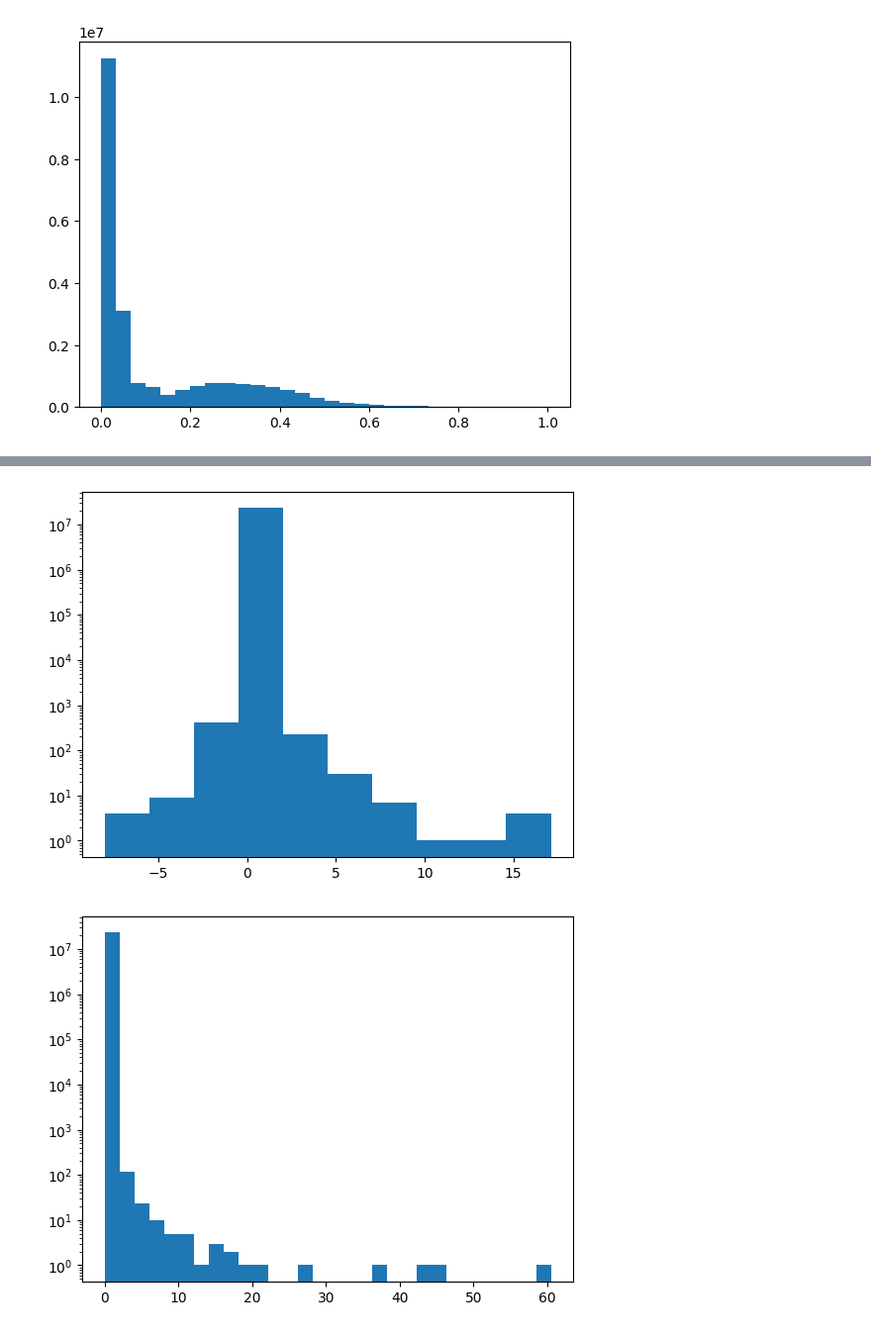
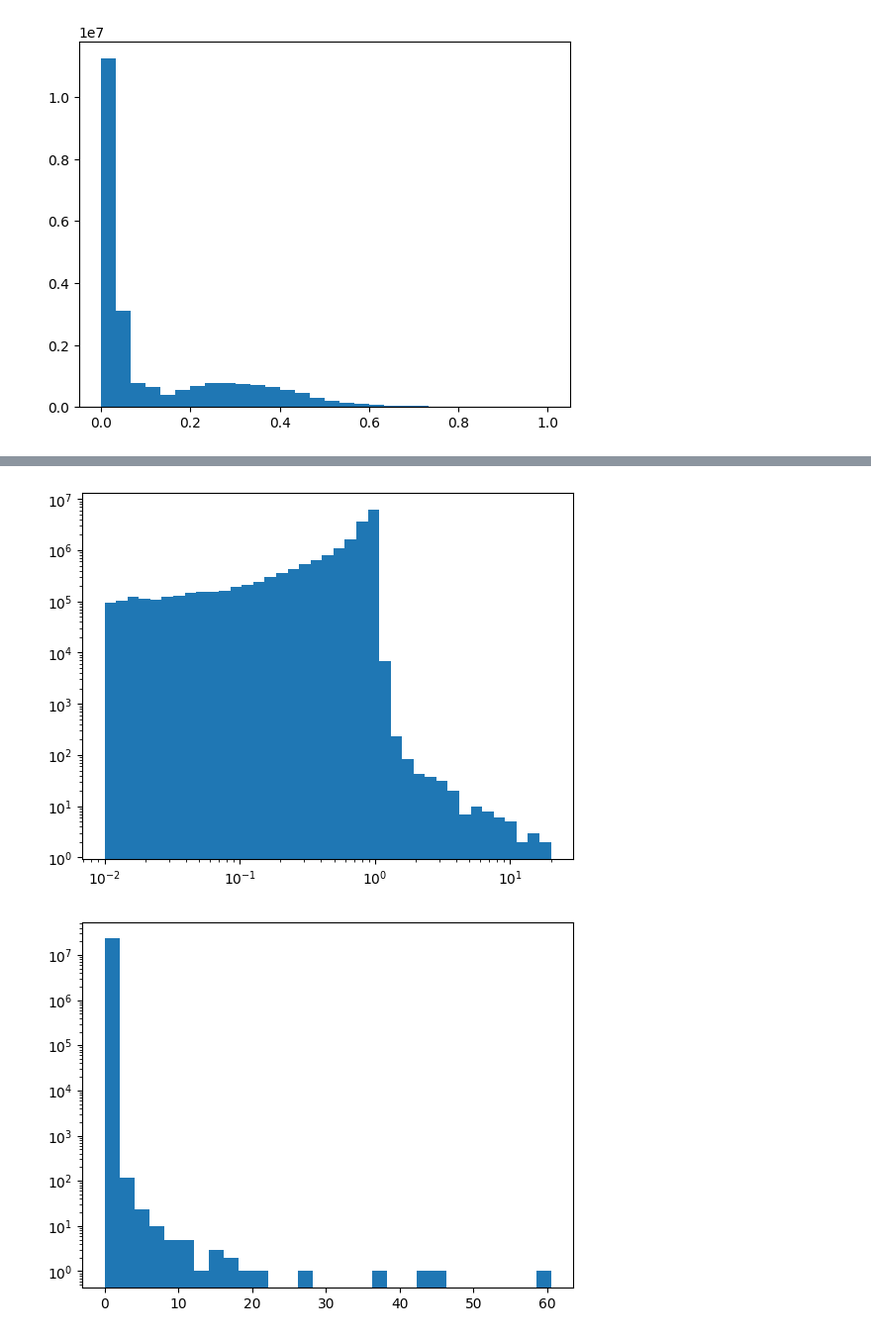
Before and after one commit to peterukk/ClimSim, a Jupyter notebook: rnn/save_wrapper_mem_prevtend_ftorch_test.ipynb, the cells around one changed output, grey strips where cells are left out. Shown at 99% size. Saved outputs shown, nothing was run; the diff lists cells and outputs as text; code cells hidden in the pictures.

```diff
--- a/rnn/save_wrapper_mem_prevtend_ftorch_test.ipynb
+++ b/rnn/save_wrapper_mem_prevtend_ftorch_test.ipynb
@@ -241,6 +241,16 @@ model_path_script = "saved_models/LSTM-Hidden_lr0.0007.neur144-144_xv4_mp-2_num2
 model_path_script = "saved_models/LSTM-Hidden_lr0.0007.neur144-144_xv4_mp-2_num28198_ep16_script_cpu.pt"
 model_path_script = "saved_models/LSTM-Hidden_lr0.0007.neur160-160_xv4_mp-2_num77909_ep16_script_cpu.pt"
 model_path_script = "saved_models/LSTM-Hidden_lr0.0007.neur128-128_xv4_mp-2_num81319_script_cpu.pt"
+model_path_script = "saved_models/LSTM-Hidden_lr0.0007.neur160-160_xv4_mp-2_num90115_script_cpu.pt"
+model_path_script = "saved_models/GRU-Hidden_lr0.0007.neur144-144_xv4_mp-1_num75470_script_cpu.pt"
+model_path_script = "saved_models/GRU-Hidden_lr0.0007.neur144-144_xv4_mp-1_num13011_script_cpu.pt"
+
+#model_path_script = "saved_models/physrad-Hidden_lr0.0007.neur144-144_xv4_mp0_num24111_script_cpu.pt"
+# posflux LSTM
+#model_path_script = "saved_models/LSTM-Hidden_lr0.0007.neur144-144_xv4_mp0_num28661_script_cpu.pt"
+
+model_path_script = "saved_models/GRU-Hidden_lr0.0007.neur144-144_xv4_mp-1_num83574_script_cpu.pt"
+model_path_script = "saved_models/GRU-Hidden_lr0.0007.neur144-144_xv4_mp-1_num50329_script_cpu.pt"
 # %%
 return_det = False # only valid for perturbation models
 # %%
@@ -998,6 +1061,10 @@ hyam_np = np.reshape(hyam_np,(1,nlev))
 hybm_np = np.reshape(hybm_np,(1,nlev))
 sp = x_sfc_np[:,:,0].reshape((-1,1))
 
+#sp = sp.reshape((sp.shape[0],sp.shape[1],1))
+
+pres =   hyam_np*100000.0 + sp*hybm_np
+
 prec_true = y_sfc_np[:,:,3].reshape((-1,1))  * 1000.0 # density of water. m s-1 * 1000 kg m-3 = kg m-2 s-1
 prec_pred = outs_sfc[0,:,:,3].reshape((-1,1))  * 1000.0 # density of water. m s-1 * 1000 kg m-3 = kg m-2 s-1
 #sp = sp.reshape((sp.shape[0],sp.shape[1],1))
@@ -1051,3 +1127,0 @@ print(np.corrcoef(rh_before_max, prec_pred.flatten()))
-# %%
-pres = hyam*100000.0 + sp*hybm
-print(pres.max())
@@ -1172,0 +1245,7 @@ print(rh_new_true.mean(), rh_new_pred.mean())
+# %%
+MIN, MAX = .01, 20.0
+nbins = 40
+data = rh_new_pred.flatten()
+plt.hist(data, bins = 10 ** np.linspace(np.log10(MIN), np.log10(MAX), nbins))
+plt.gca().set_xscale("log")
+plt.gca().set_yscale("log")
@@ -1173,9 +1254,10 @@ print(rh_new_true.mean(), rh_new_pred.mean())
 # %%
-fig, ax1 = plt.subplots()
-ax1.hist(rh_new_pred.flatten())
-ax1.set_yscale('log')
+data = rh_new_true.flatten()
+plt.hist(data, bins = 10 ** np.linspace(np.log10(MIN), np.log10(MAX), nbins))
+plt.gca().set_xscale("log")
+plt.gca().set_yscale("log")
 # %% [output]
-[figure, old version]
+[figure, new version]
 # %%
 fig, ax1 = plt.subplots()
 ax1.hist(rh_new_true.flatten(),bins=30)
```
Also changed, not shown: parts of 26 cells of this notebook.
